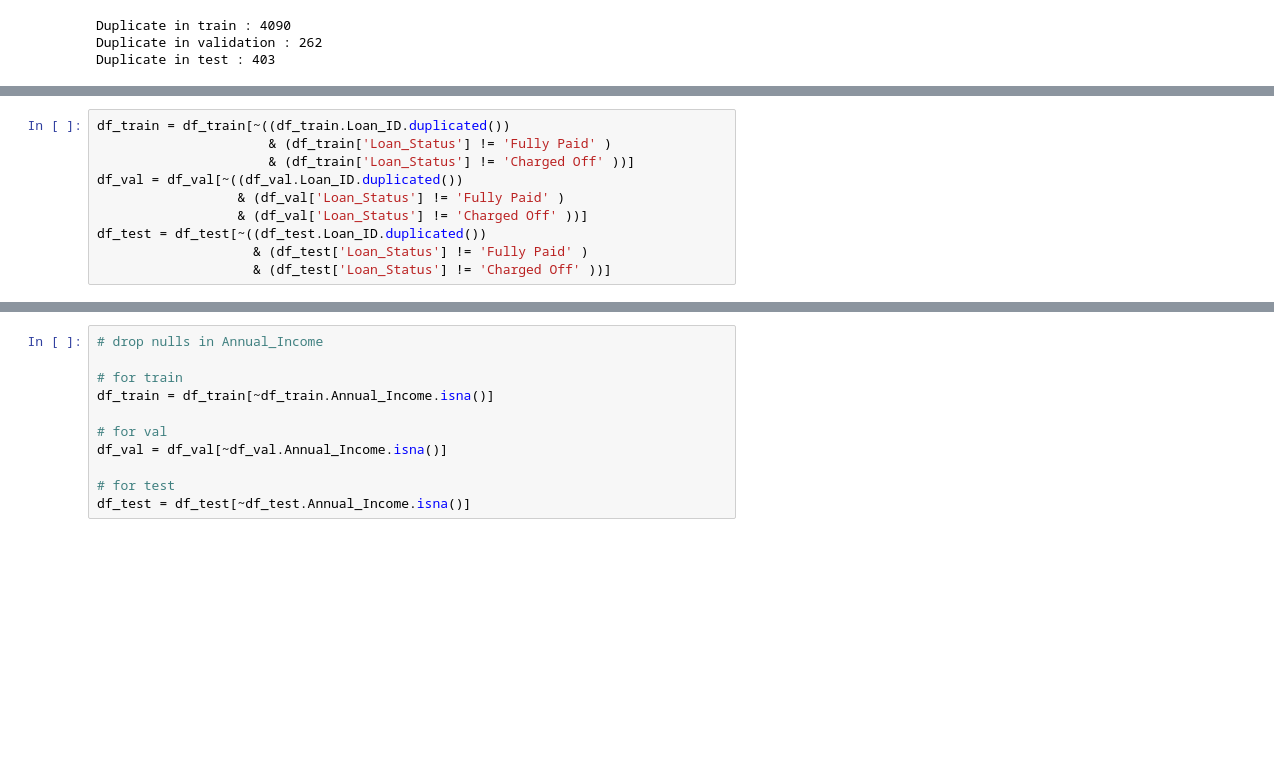
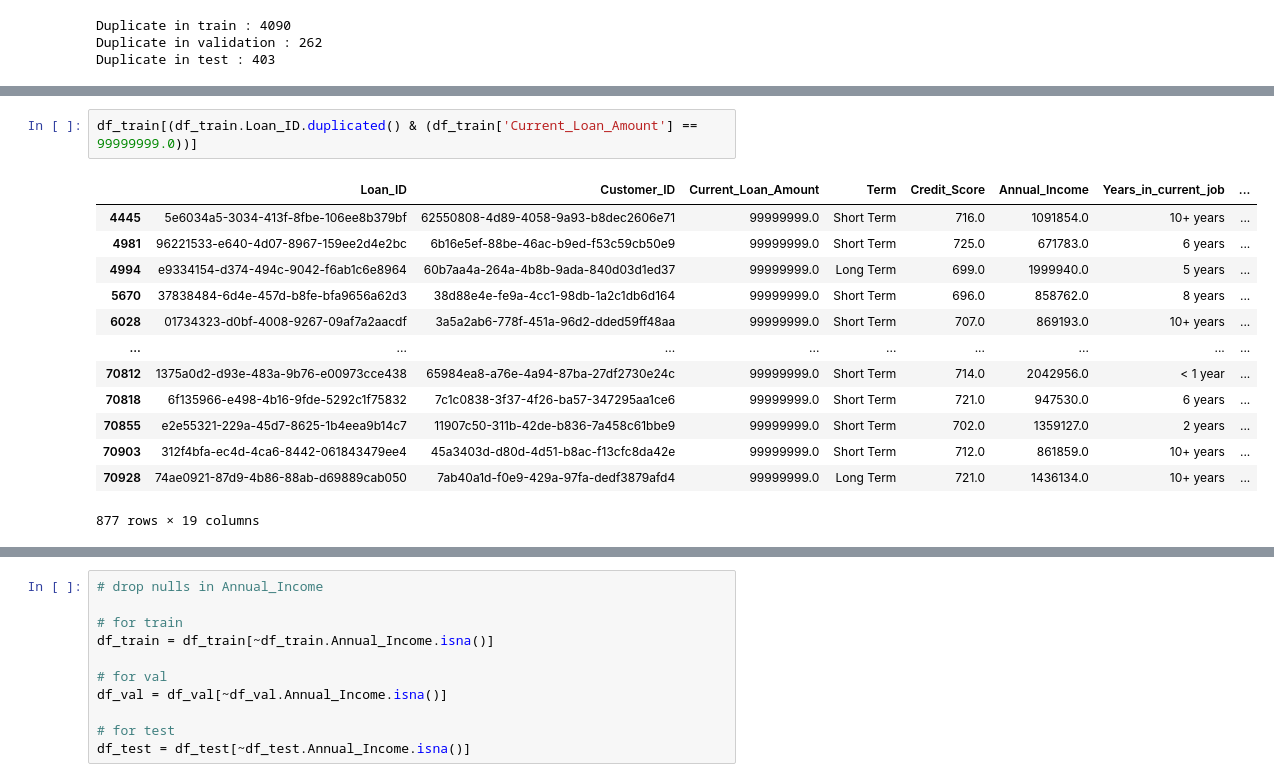
Before and after one commit to iamal95/Bank-Loan-classification, a Jupyter notebook: Code/Bank-Loan-classification.ipynb, the cells around one changed output, grey strips where cells are left out. Cells and saved outputs as stored; diff of their text form; blank space fills up the shorter version.

```diff
--- a/Code/Bank-Loan-classification.ipynb
+++ b/Code/Bank-Loan-classification.ipynb
@@ -381,10 +314,0 @@ df_train['Loan_Status'].isna().sum()
-# %%
-df_train = df_train[~((df_train.Loan_ID.duplicated())
-                      & (df_train['Loan_Status'] != 'Fully Paid' )
-                      & (df_train['Loan_Status'] != 'Charged Off' ))]
-df_val = df_val[~((df_val.Loan_ID.duplicated())
-                  & (df_val['Loan_Status'] != 'Fully Paid' )
-                  & (df_val['Loan_Status'] != 'Charged Off' ))]
-df_test = df_test[~((df_test.Loan_ID.duplicated())
-                    & (df_test['Loan_Status'] != 'Fully Paid' )
-                    & (df_test['Loan_Status'] != 'Charged Off' ))]
@@ -395,0 +315,16 @@ df_train[df_train['Loan_ID'] == '53bf4fc0-8951-4329-9965-a81a852df395']
+# %%
+df_train[(df_train.Loan_ID.duplicated() & (df_train['Current_Loan_Amount'] == 99999999.0))]
+# %% [output]
+|  | Loan_ID | Customer_ID | Current_Loan_Amount | Term | Credit_Score | Annual_Income | Years_in_current_job | ... |
+| 4445 | 5e6034a5-3034-413f-8fbe-106ee8b379bf | 62550808-4d89-4058-9a93-b8dec2606e71 | 99999999.0 | Short Term | 716.0 | 1091854.0 | 10+ years | ... |
+| 4981 | 96221533-e640-4d07-8967-159ee2d4e2bc | 6b16e5ef-88be-46ac-b9ed-f53c59cb50e9 | 99999999.0 | Short Term | 725.0 | 671783.0 | 6 years | ... |
+| 4994 | e9334154-d374-494c-9042-f6ab1c6e8964 | 60b7aa4a-264a-4b8b-9ada-840d03d1ed37 | 99999999.0 | Long Term | 699.0 | 1999940.0 | 5 years | ... |
+| 5670 | 37838484-6d4e-457d-b8fe-bfa9656a62d3 | 38d88e4e-fe9a-4cc1-98db-1a2c1db6d164 | 99999999.0 | Short Term | 696.0 | 858762.0 | 8 years | ... |
+| 6028 | 01734323-d0bf-4008-9267-09af7a2aacdf | 3a5a2ab6-778f-451a-96d2-dded59ff48aa | 99999999.0 | Short Term | 707.0 | 869193.0 | 10+ years | ... |
+| ... | ... | ... | ... | ... | ... | ... | ... | ... |
+| 70812 | 1375a0d2-d93e-483a-9b76-e00973cce438 | 65984ea8-a76e-4a94-87ba-27df2730e24c | 99999999.0 | Short Term | 714.0 | 2042956.0 | < 1 year | ... |
+| 70818 | 6f135966-e498-4b16-9fde-5292c1f75832 | 7c1c0838-3f37-4f26-ba57-347295aa1ce6 | 99999999.0 | Short Term | 721.0 | 947530.0 | 6 years | ... |
+| 70855 | e2e55321-229a-45d7-8625-1b4eea9b14c7 | 11907c50-311b-42de-b836-7a458c61bbe9 | 99999999.0 | Short Term | 702.0 | 1359127.0 | 2 years | ... |
+| 70903 | 312f4bfa-ec4d-4ca6-8442-061843479ee4 | 45a3403d-d80d-4d51-b8ac-f13cfc8da42e | 99999999.0 | Short Term | 712.0 | 861859.0 | 10+ years | ... |
+| 70928 | 74ae0921-87d9-4b86-88ab-d69889cab050 | 7ab40a1d-f0e9-429a-97fa-dedf3879afd4 | 99999999.0 | Long Term | 721.0 | 1436134.0 | 10+ years | ... |
+877 rows × 19 columns
```
Also changed, not shown: parts of 66 cells of this notebook.
